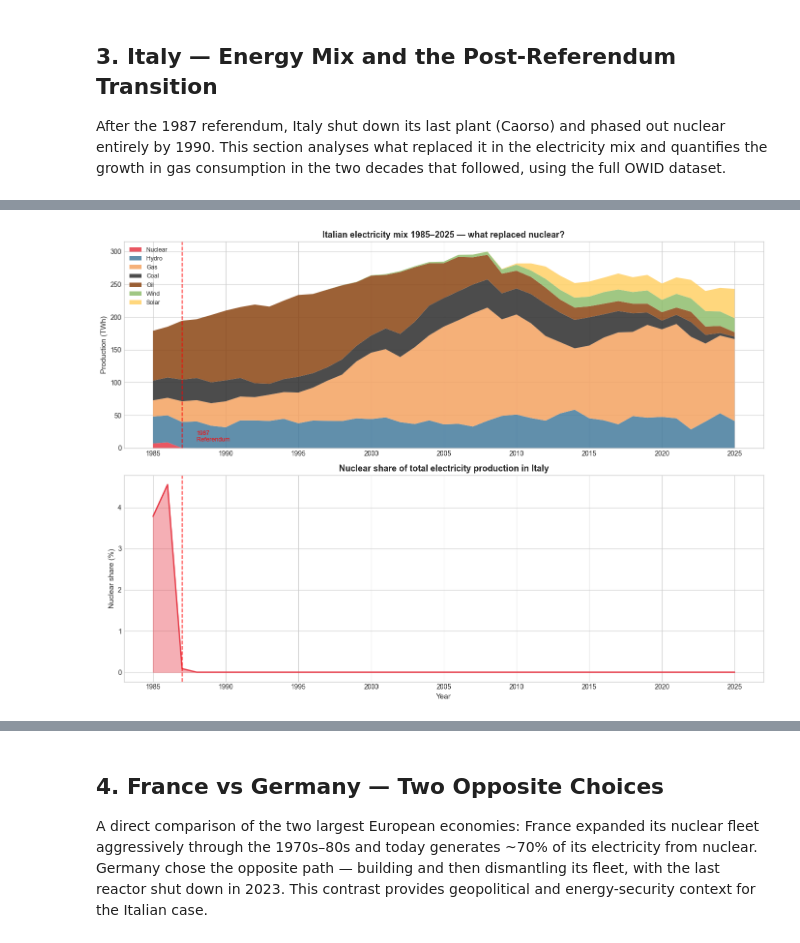
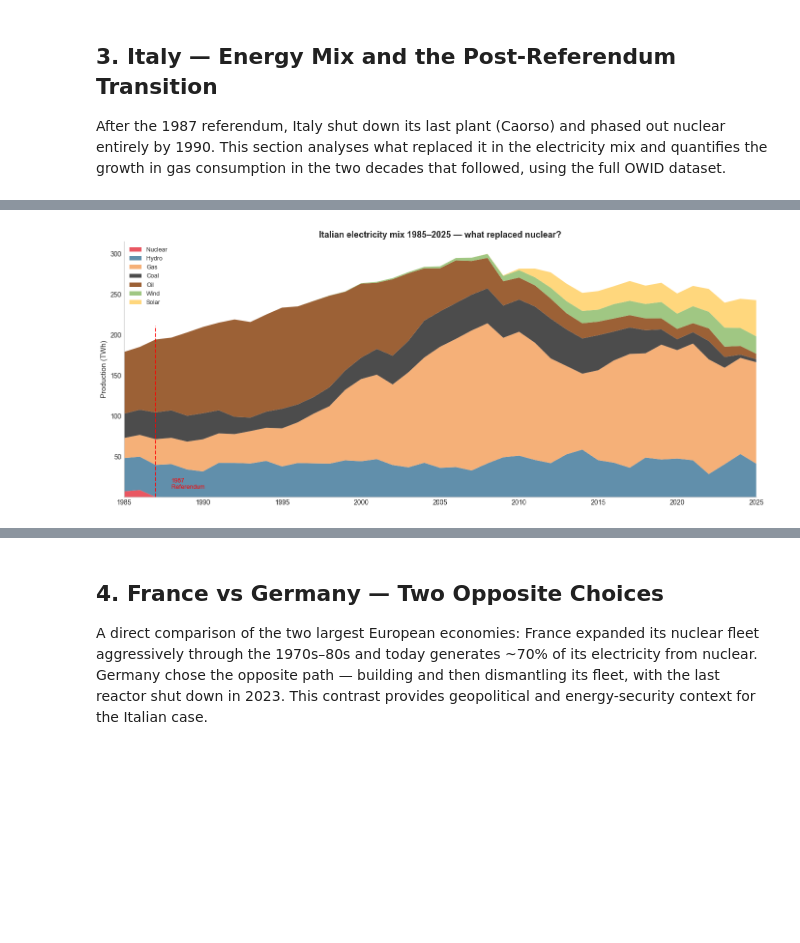
Before and after one commit to giuseppe-vigliotti/nuclear-data-analysis, a Jupyter notebook: notebooks/02_visualizations.ipynb, the cells around one changed output, grey strips where cells are left out. Drawn from its saved outputs; the diff is of its cells as text; code cells hidden in the pictures; blank space fills up the shorter version.

Commit message:
refactor: all charts - professional styling, narrative titles, direct labeling, primary sources

```diff
--- a/notebooks/02_visualizations.ipynb
+++ b/notebooks/02_visualizations.ipynb
@@ -238,50 +238,36 @@ display(df_it[df_it['electricity_generation'].notna()].head(10))
 # %%
 df_plot = df_it[df_it['electricity_generation'].notna()].copy()
 
-fig, axes = plt.subplots(2, 1, figsize=(14, 10))
+fig, ax1 = plt.subplots(1, 1, figsize=(14, 6))
 
 # --- Top chart: electricity mix area chart ---
-ax1 = axes[0]
 
 ax1.stackplot(df_plot['year'],
               df_plot['nuclear_electricity'].fillna(0),
               df_plot['hydro_electricity'].fillna(0),
               df_plot['gas_electricity'].fillna(0),
               df_plot['coal_electricity'].fillna(0),
               df_plot['oil_electricity'].fillna(0),
               df_plot['wind_electricity'].fillna(0),
               df_plot['solar_electricity'].fillna(0),
               labels=['Nuclear', 'Hydro', 'Gas', 'Coal', 'Oil', 'Wind', 'Solar'],
               colors=['#e63946', '#457b9d', '#f4a261', '#2d2d2d', '#8B4513', '#90be6d', '#ffd166'],
               alpha=0.85)
 
-ax1.axvline(x=1987, color='red', linestyle='--', linewidth=1.5, alpha=0.8)
+ax1.axvline(x=1987, color='red', linestyle='--', linewidth=1.5, alpha=0.8, ymax=0.67)
 ax1.text(1988, 10, '1987\nReferendum', color='red', fontsize=9)
 ax1.set_ylabel('Production (TWh)', fontsize=11)
 ax1.set_title('Italian electricity mix 1985–2025 — what replaced nuclear?',
               fontsize=13, fontweight='bold')
 ax1.legend(loc='upper left', fontsize=9)
-
-# --- Bottom chart: nuclear share % ---
-ax2 = axes[1]
-
-# Compute nuclear share of total
-df_plot['quota_nucleare'] = (df_plot['nuclear_electricity'].fillna(0) /
-                              df_plot['electricity_generation'] * 100)
-
-ax2.fill_between(df_plot['year'], df_plot['quota_nucleare'],
-                 alpha=0.4, color='#e63946')
-ax2.plot(df_plot['year'], df_plot['quota_nucleare'],
-         color='#e63946', linewidth=2)
-ax2.axvline(x=1987, color='red', linestyle='--', linewidth=1.5, alpha=0.8)
-ax2.set_xlabel('Year', fontsize=11)
-ax2.set_ylabel('Nuclear share (%)', fontsize=11)
-ax2.set_title('Nuclear share of total electricity production in Italy',
-              fontsize=13, fontweight='bold')
-
+ax1.spines['top'].set_visible(False)
+ax1.spines['right'].set_visible(False)
+ax1.grid(False)
+ax1.set_xlim(1985, df_trend['year'].max())
+ax1.yaxis.get_major_ticks()[0].set_visible(False)
 plt.tight_layout()
 plt.savefig('../plots/02b_italy_energy_mix.png', dpi=150, bbox_inches='tight')
 plt.show()
 logger.info("Chart saved to plots/")
 # %% [output]
-[figure, old version]
+[figure, new version]
```
Also changed, not shown: parts of 27 cells of this notebook, 7 other files.
